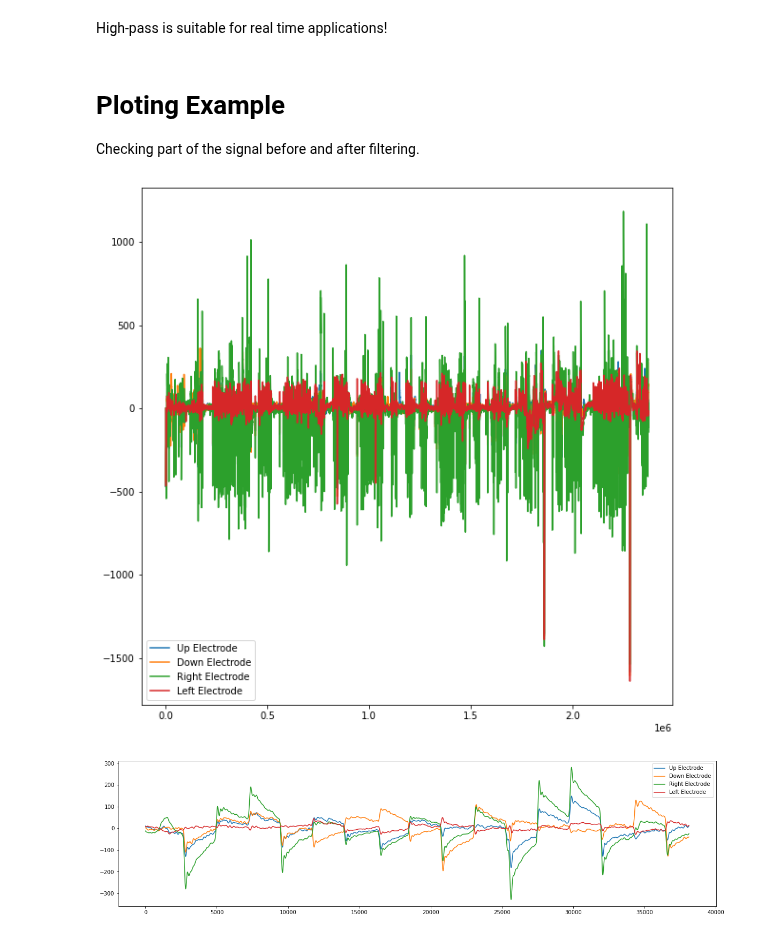
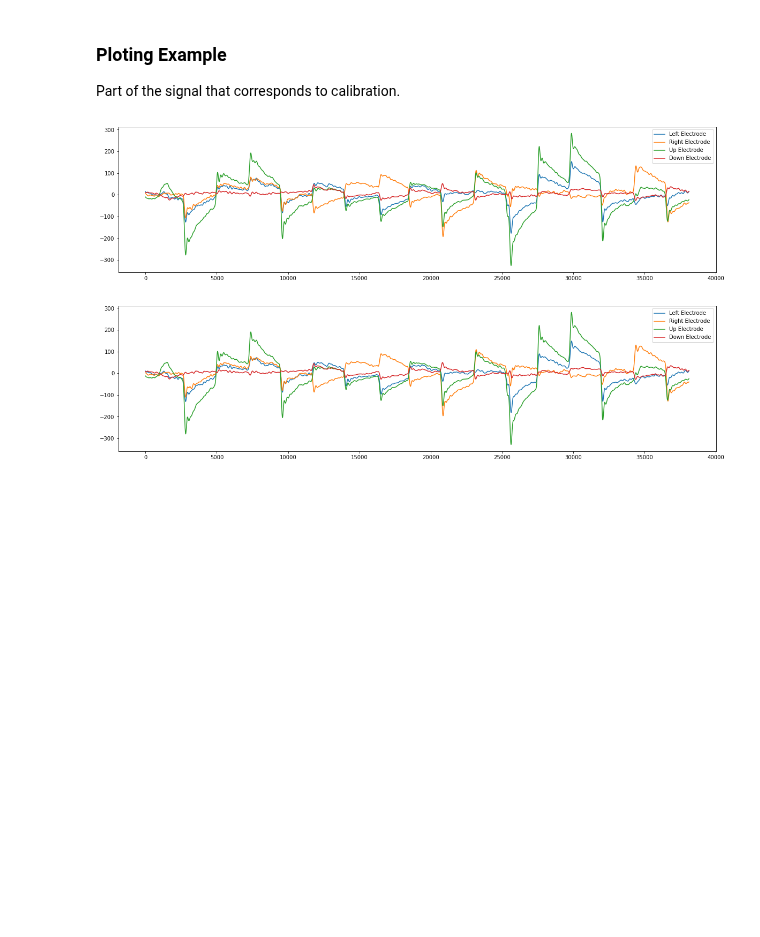
Before and after one commit to RicardoCQB/enac-eog-analysis, a Jupyter notebook: src/readEOG.ipynb, the cells around one changed output. Drawn from its saved outputs; the diff is of its cells as text; code cells hidden in the pictures; blank space fills up the shorter version.

Commit message:
jupyter notebook works and shows correct signal

```diff
--- a/src/readEOG.ipynb
+++ b/src/readEOG.ipynb
@@ -1,16 +23,11 @@
 # %%
-import pyedflib
-import numpy as np
-import os
-import matplotlib.pyplot as plt
-from scipy import signal
+# Reading the signals from the EDF file
+f.close()
 
-# Reading the signals from the EDF file
-f = pyedflib.EdfReader('CERCO_EOG_DATA\RI02\Testdata0602.edf')
+f = pyedflib.EdfReader('C:/Users/Ricardo\source/enac-eog-analysis/data/EOG_EyeLink/RI02/Testdata0602.edf')
 numSignals = f.signals_in_file
 
 # These are the numbers of the channels that interest us
-# The electrode channels have the following designations
 channelsOfInterest = [256, 257, 258, 259]
 numEyeChannels = len(channelsOfInterest)
 
@@ -18,14 +35,13 @@ numEyeChannels = len(channelsOfInterest)
 freqSample = 2048
 
 signal_labels = f.getSignalLabels()
+#print(signal_labels)
 
-# Creation of an array with the
-sigbufs = np.zeros((numSignals, f.getNSamples()[0]))
+# Creation of a zero array the correct dimensions.
+eyesData = np.zeros((numEyeChannels, f.getNSamples()[0]))
 
-for i in channelsOfInterest:
-    sigbufs[i, :] = f.readSignal(i)
-
-eyesData = sigbufs[ [ 256, 257, 258, 259 ] ]
+for i, channel in enumerate(channelsOfInterest):
+    eyesData[i, :] = f.readSignal(channel)
 
 f.close()
 # %% [markdown]
@@ -47,5 +66,3 @@ eyesDataFiltered = signal.sosfilt(sos, eyesData)
 eyesDataFiltered2 = signal.detrend(eyesDataFiltered)
-# %% [markdown]
-High-pass is suitable for real time applications!
 # %%
 # Pre-processing: baseline wandering/drift mitigation
@@ -53,23 +69,23 @@ High-pass is suitable for real time applications!
 sos2 = signal.butter(1, 0.04, 'highpass', fs=2048, output='sos')
 eyesDataFiltered3 = signal.sosfilt(sos2, eyesDataFiltered)
 # %% [markdown]
-# Ploting Example
+### Ploting Example
 
-Checking part of the signal before and after filtering.
+Part of the signal that corresponds to calibration.
 # %%
 # Plot Data example
 minD = 116396
 maxD = minD + 154517-116396
-sampledata = eyesDataFiltered[:,:]
+sampledata = eyesDataFiltered[:,  minD : maxD ]
 sampledata = np.swapaxes(sampledata,0,1)
 plt.figure( figsize=( 20, 5 ) )
 
 plt.plot( sampledata)
-labels = ['Up Electrode', 'Down Electrode', 'Right Electrode', 'Left Electrode']
+labels = ['Left Electrode', 'Right Electrode', 'Up Electrode', 'Down Electrode']
 plt.legend(labels)
 plt.show()
 # %% [output]
-[figure, old version]
+[figure, new version]
 # %%
 # Plot Filtered Data with baseline removed using detrending
 minD = 116396
```
Also changed, not shown: parts of 8 cells of this notebook.
